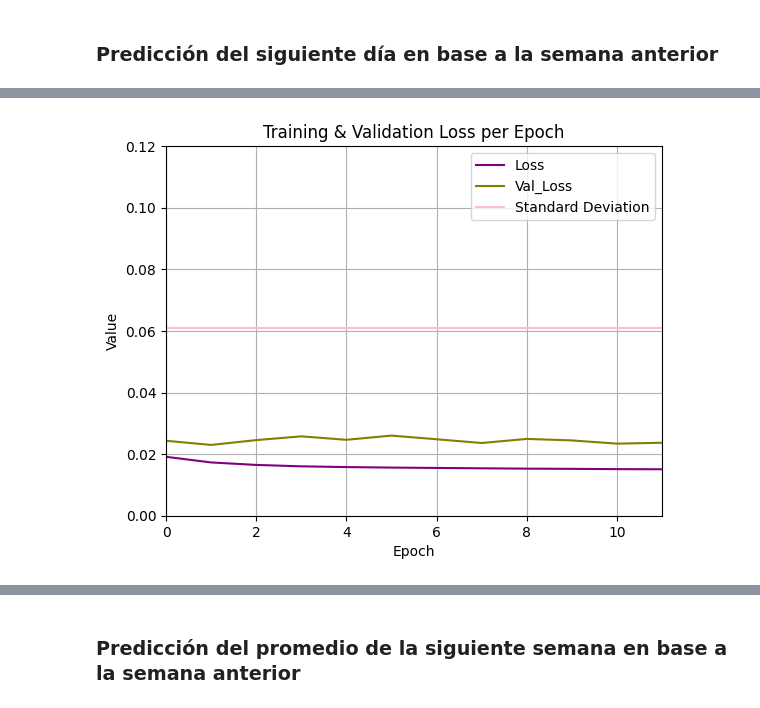
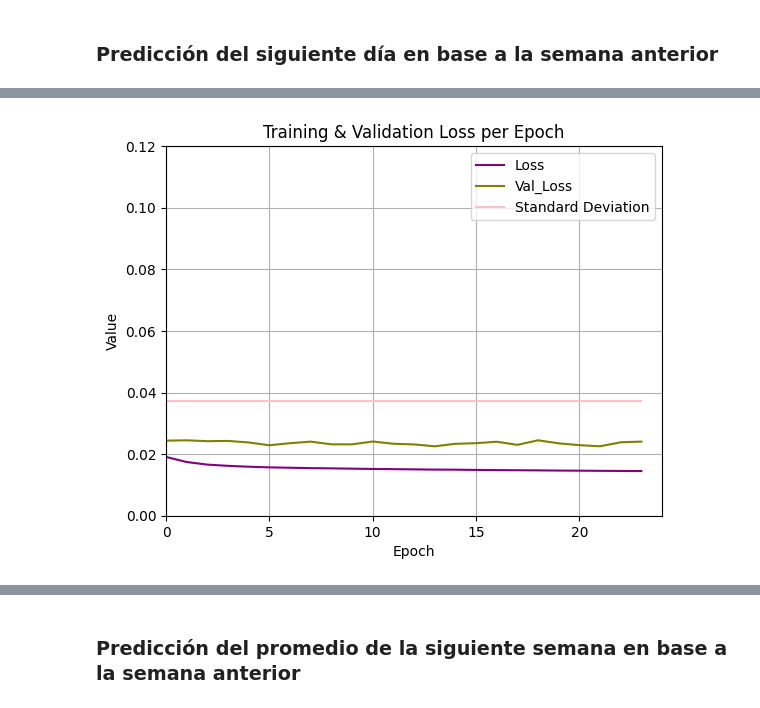
Before and after one commit to Benjaxmen/pm-prediction, a Jupyter notebook: tabular_data_models.ipynb, the cells around one changed output, grey strips where cells are left out. Cells and saved outputs as stored; diff of their text form; code cells hidden in the pictures.

```diff
--- a/tabular_data_models.ipynb
+++ b/tabular_data_models.ipynb
@@ -20,7 +20,3 @@ df.describe()
 | max | 917.940000 | 960.000000 | 360.00000 | 42.590000 | 406.845000 | 30.000000 | 105.000000 | 486.420000 | 500.496000 | 722.977000 | 2725.840000 | ... |
 # %%
 df_Scaled=df.copy()
-# %%
-"""for column in df_Scaled.columns.difference(['Date','Day','Month','Year','region','station']):
-    df_Scaled[column] = df_Scaled[column]  / df_Scaled[column].abs().max()
-    """
@@ -108,19 +100,37 @@ from tensorflow.keras.layers import LSTM, Dense
 
 # Definir el modelo LSTM
 model = Sequential()
-model.add(LSTM(units=80, return_sequences=True, input_shape=(X_train.shape[1], X_train.shape[2])))
-model.add(LSTM(units=80))
+model.add(LSTM(units=50, return_sequences=True, input_shape=(X_train.shape[1], X_train.shape[2])))
+model.add(LSTM(units=50))
 model.add(Dense(units=y_train.shape[1]))  # Número de salidas
 
 # Compilar el modelo
 model.compile(optimizer='adam', loss='mean_absolute_error',metrics=['mean_squared_error','mean_absolute_percentage_error'])
+
+
+# Definir el modelo LSTM
+model1 = Sequential()
+model1.add(LSTM(units=50, return_sequences=True, input_shape=(X_train.shape[1], X_train.shape[2])))
+model1.add(LSTM(units=50))
+model1.add(Dense(units=y_train.shape[1]))  # Número de salidas
+
+# Compilar el modelo
+model1.compile(optimizer='adam', loss='mean_absolute_error',metrics=['mean_squared_error','mean_absolute_percentage_error'])
+# Definir el modelo LSTM
+model2 = Sequential()
+model2.add(LSTM(units=50, return_sequences=True, input_shape=(X_train.shape[1], X_train.shape[2])))
+model2.add(LSTM(units=50))
+model2.add(Dense(units=y_train.shape[1]))  # Número de salidas
+
+# Compilar el modelo
+model2.compile(optimizer='adam', loss='mean_absolute_error',metrics=['mean_squared_error','mean_absolute_percentage_error'])
 # %%
 from tensorflow.keras.callbacks import EarlyStopping
 
 # Configurar Early Stopping
 early_stopping = EarlyStopping(
     monitor='val_loss',  # Métrica a monitorear
-    patience=10,         # Número de épocas de paciencia
+    patience=5,         # Número de épocas de paciencia
     restore_best_weights=True  # Restaurar los mejores pesos al final del entrenamiento
 )
 # %%
@@ -147,24 +161,24 @@ Epoch 12/50
 # %%
 import matplotlib.pyplot as plt
-s=[0.061]*12
+s=[y.std()]*len(history.history['loss'])
 colors = ['b', 'g', 'r', 'c', 'm', 'y','k','orange', 'purple', 'brown', 'pink', 'lime', 'teal', 'gray', 'olive', 'navy']
 
     # Grafica los valores de loss
 plt.plot(history.history['loss'],  color='purple',label='Loss')
 plt.plot(history.history['val_loss'],color='olive',label='Val_Loss')
 plt.plot(s,label='Standard Deviation',color='pink')
 # Agrega etiquetas al gráfico
 plt.xlabel('Epoch')
 plt.ylabel('Value')
 plt.ylim(0,0.12)
 plt.title('Training & Validation Loss per Epoch')
-plt.xlim(0,11)
+plt.xlim(0,len(history.history['loss']))
 
 plt.legend()
 
 plt.grid(True)
-plt.savefig('val_loss_whole.png',format='png')
+plt.savefig('val_loss_tabular.png',format='png')
 # Muestra el gráfico
 plt.show()
 # %% [output]
-[figure, old version]
+[figure, new version]
```
Also changed, not shown: parts of 111 cells of this notebook, 1 other file.
